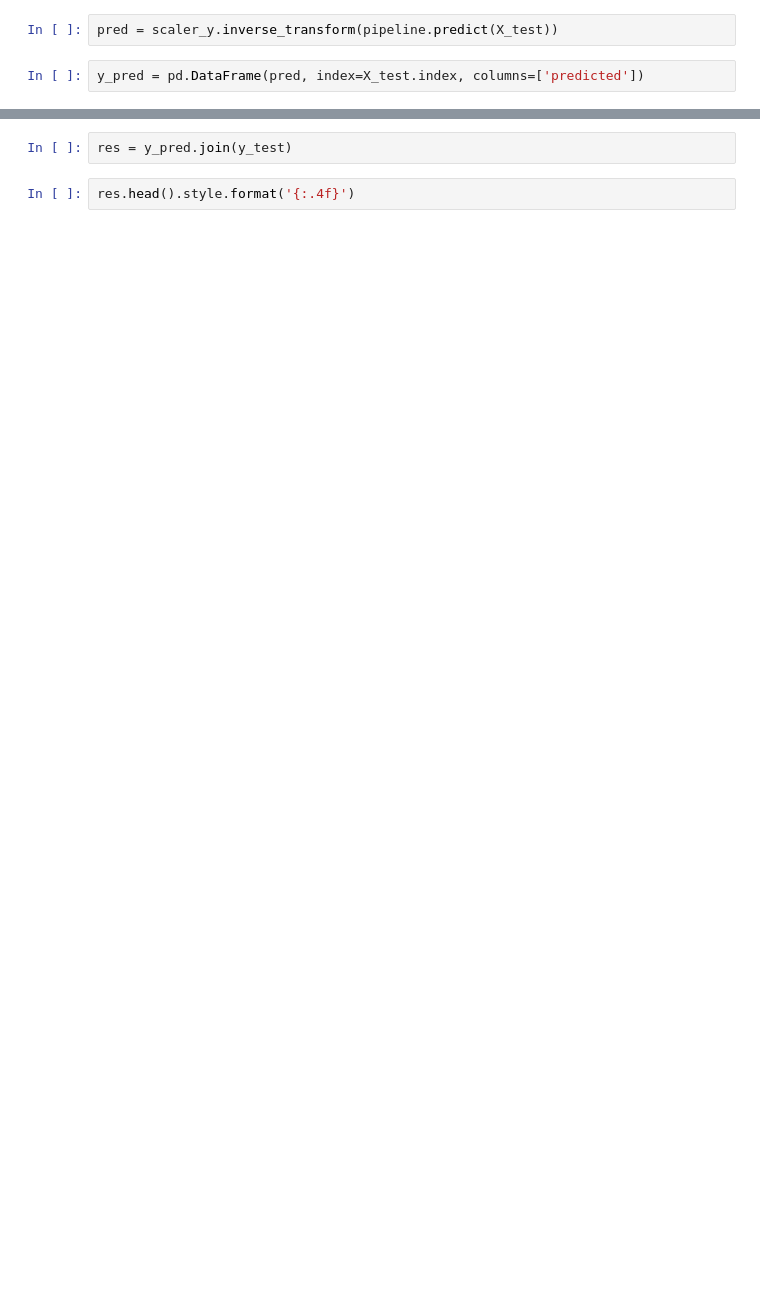
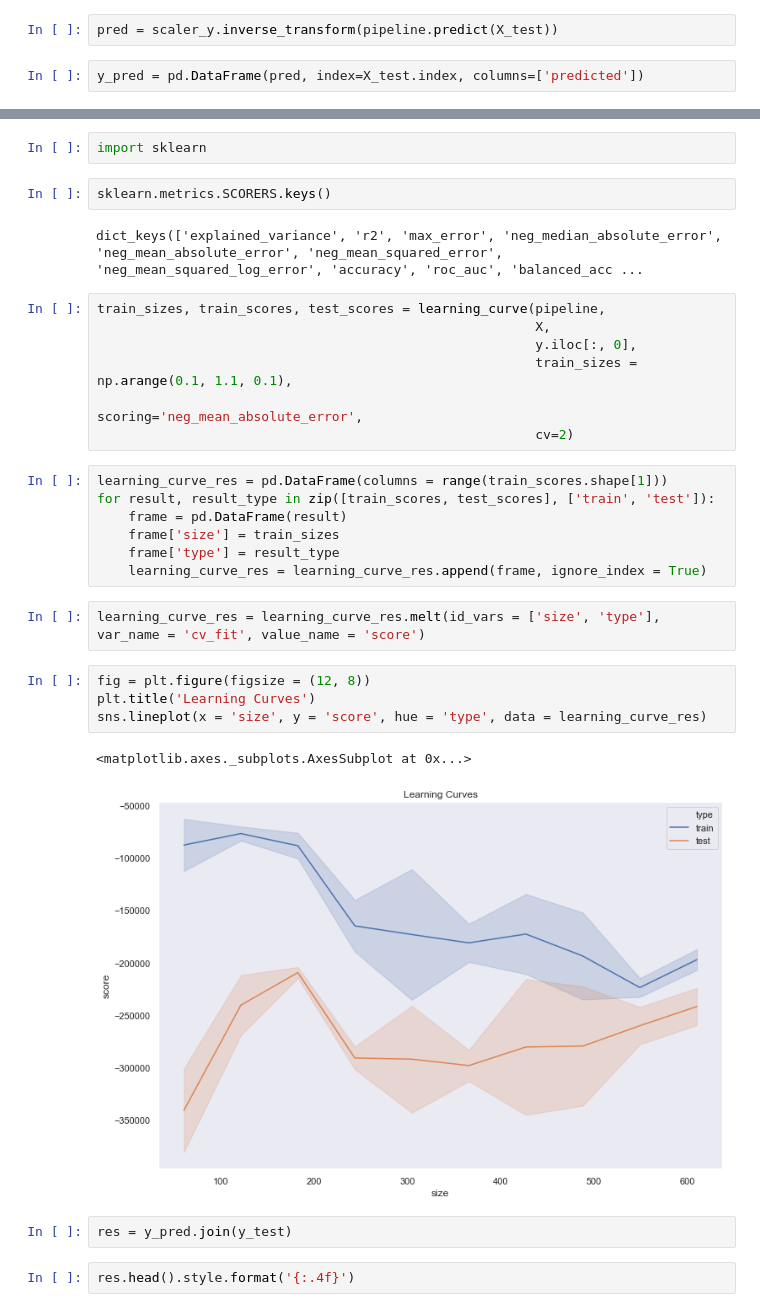
Before and after one commit to rossrco/analyses, a Jupyter notebook: home_oslo_home/modelling.ipynb, the cells around one changed output, grey strips where cells are left out. Cells and saved outputs as stored; diff of their text form; blank space fills up the shorter version.

```diff
--- a/home_oslo_home/modelling.ipynb
+++ b/home_oslo_home/modelling.ipynb
@@ -221,3 +227,32 @@ The mae is: 959725.86193
+# %%
+import sklearn
+# %%
+sklearn.metrics.SCORERS.keys()
+# %% [output]
+dict_keys(['explained_variance', 'r2', 'max_error', 'neg_median_absolute_error', 'neg_mean_absolute_error', 'neg_mean_squared_error', 'neg_mean_squared_log_error', 'accuracy', 'roc_auc', 'balanced_acc ...
+# %%
+train_sizes, train_scores, test_scores = learning_curve(pipeline,
+                                                        X,
+                                                        y.iloc[:, 0],
+                                                        train_sizes = np.arange(0.1, 1.1, 0.1),
+                                                        scoring='neg_mean_absolute_error',
+                                                        cv=2)
+# %%
+learning_curve_res = pd.DataFrame(columns = range(train_scores.shape[1]))
+for result, result_type in zip([train_scores, test_scores], ['train', 'test']):
+    frame = pd.DataFrame(result)
+    frame['size'] = train_sizes
+    frame['type'] = result_type
+    learning_curve_res = learning_curve_res.append(frame, ignore_index = True)
+# %%
+learning_curve_res = learning_curve_res.melt(id_vars = ['size', 'type'], var_name = 'cv_fit', value_name = 'score')
+# %%
+fig = plt.figure(figsize = (12, 8))
+plt.title('Learning Curves')
+sns.lineplot(x = 'size', y = 'score', hue = 'type', data = learning_curve_res)
+# %% [output]
+<matplotlib.axes._subplots.AxesSubplot at 0x...>
+[figure, added]
 # %%
 res = y_pred.join(y_test)
 # %%
```
Also changed, not shown: parts of 14 cells of this notebook.
